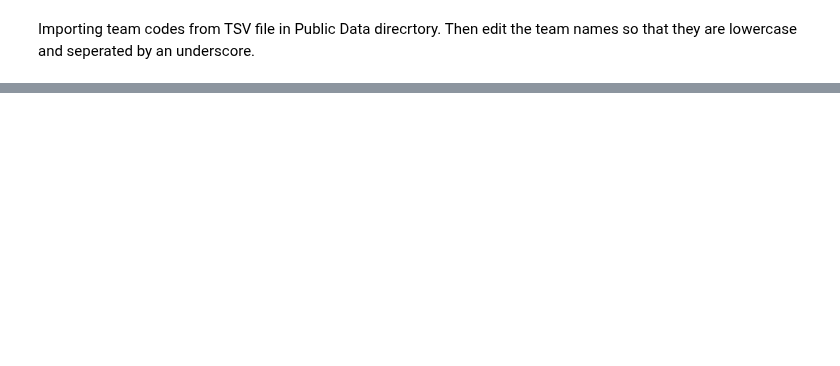
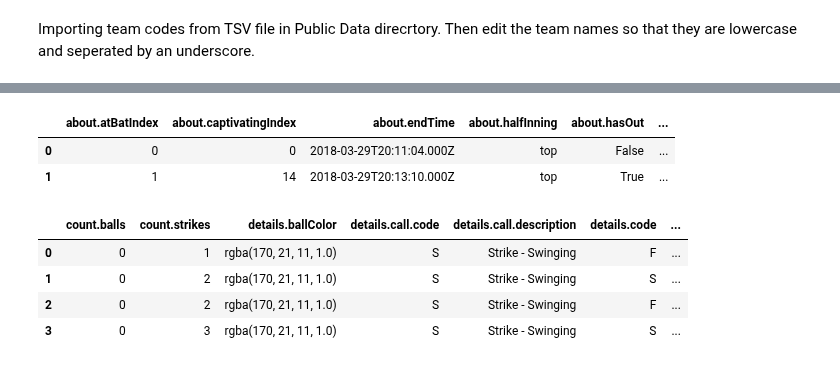
Before and after one commit to ConnorAnderson29/pitch_prediction_model, a Jupyter notebook: eda1.ipynb, the cells around one changed output, grey strips where cells are left out. Cells and saved outputs as stored; diff of their text form; code cells hidden in the pictures; blank space fills up the shorter version.

```diff
--- a/eda1.ipynb
+++ b/eda1.ipynb
@@ -117,3 +171,17 @@ len(gamepks_2018)
+# %%
+curr_plays_norm.head(2)
+# %% [output]
+|  | about.atBatIndex | about.captivatingIndex | about.endTime | about.halfInning | about.hasOut | ... |
+| 0 | 0 | 0 | 2018-03-29T20:11:04.000Z | top | False | ... |
+| 1 | 1 | 14 | 2018-03-29T20:13:10.000Z | top | True | ... |
+# %%
+play_events
+# %% [output]
+|  | count.balls | count.strikes | details.ballColor | details.call.code | details.call.description | details.code | ... |
+| 0 | 0 | 1 | rgba(170, 21, 11, 1.0) | S | Strike - Swinging | F | ... |
+| 1 | 0 | 2 | rgba(170, 21, 11, 1.0) | S | Strike - Swinging | S | ... |
+| 2 | 0 | 2 | rgba(170, 21, 11, 1.0) | S | Strike - Swinging | F | ... |
+| 3 | 0 | 3 | rgba(170, 21, 11, 1.0) | S | Strike - Swinging | S | ... |
 # %%
 # Get one game from API
 list_for_new_df = []
```
Also changed, not shown: parts of 21 cells of this notebook.
